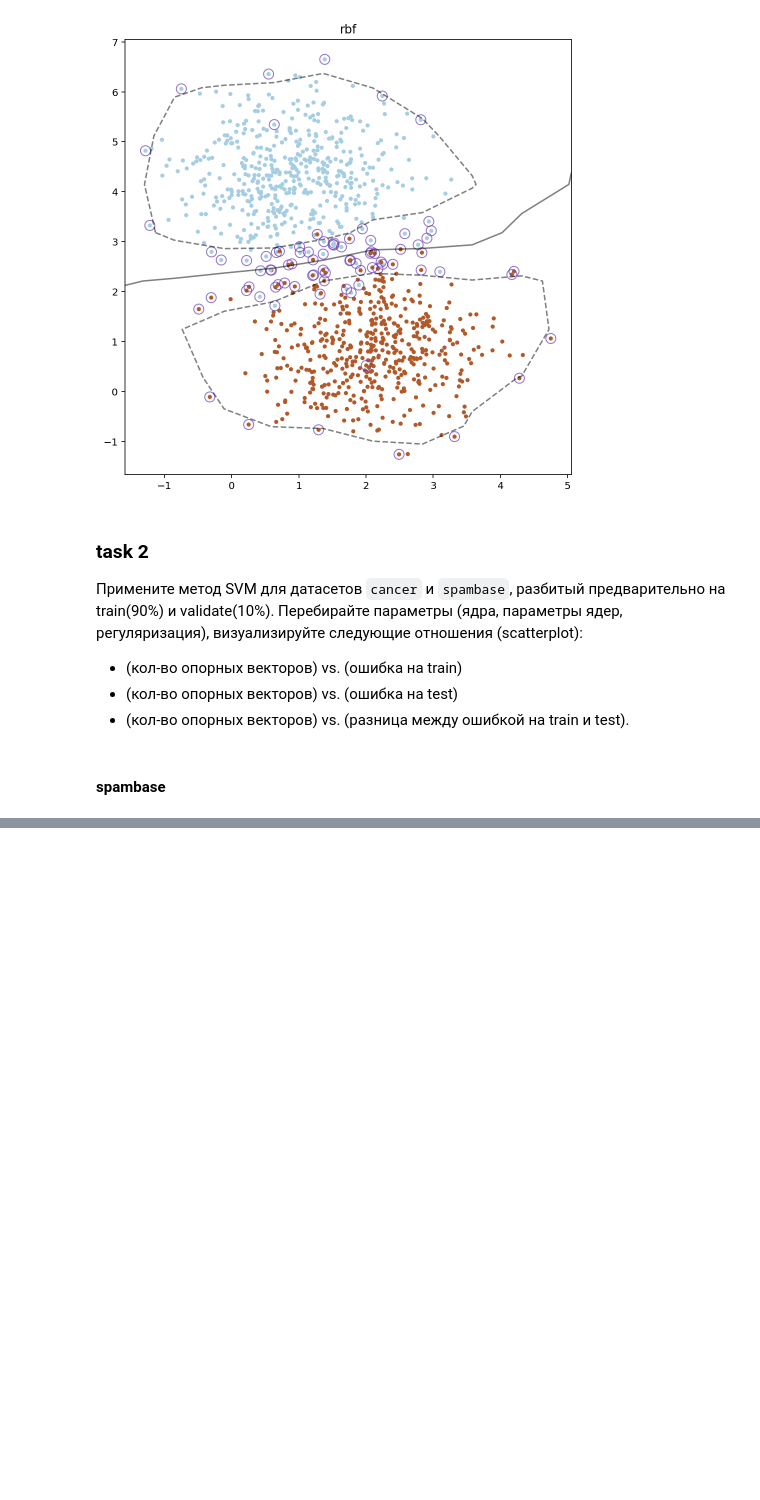
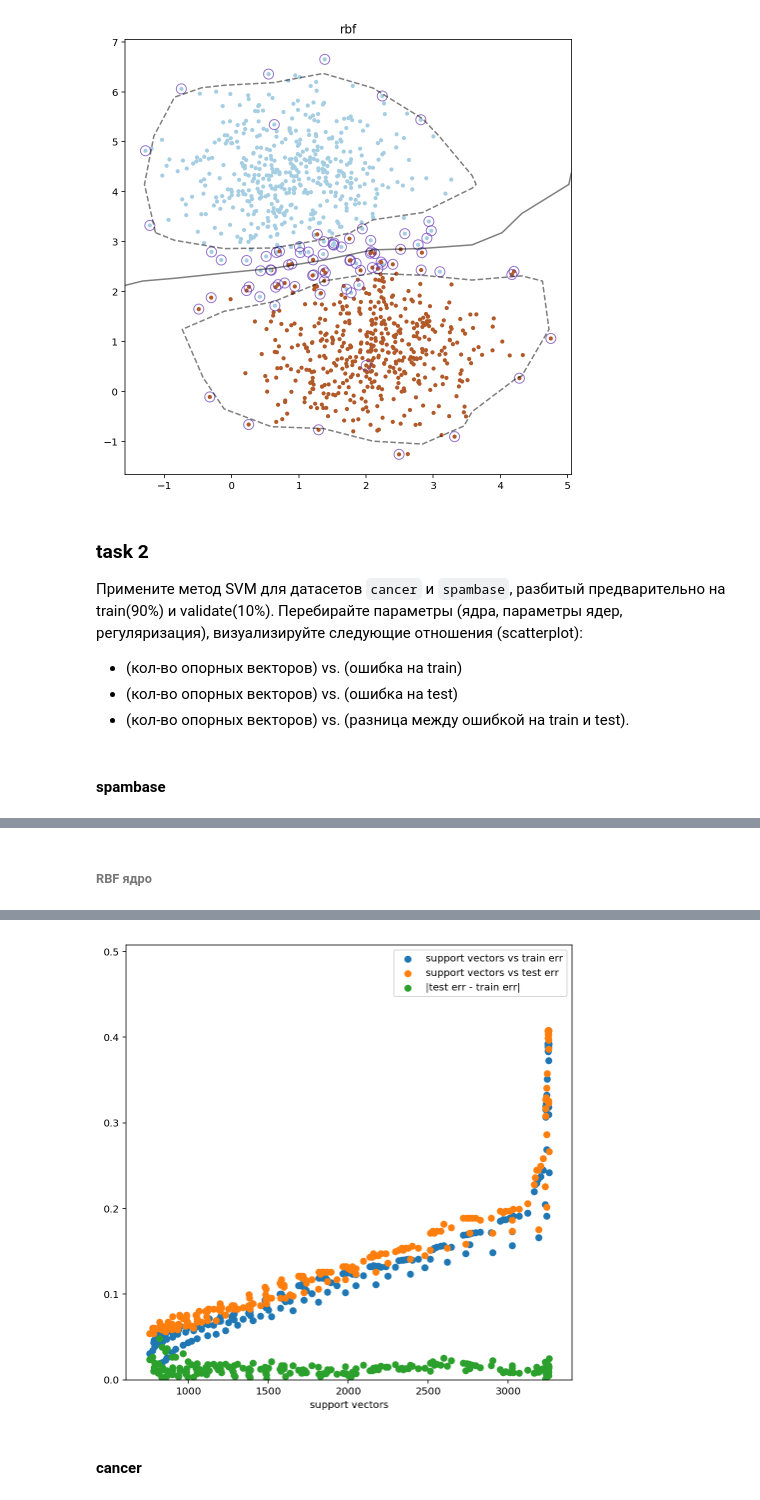
Before and after one commit to xamgore/au-ml, a Jupyter notebook: hw07_svm/solution.ipynb, the cells around one changed output, grey strips where cells are left out. Drawn from its saved outputs; the diff is of its cells as text; code cells hidden in the pictures; blank space fills up the shorter version.

```diff
--- a/hw07_svm/solution.ipynb
+++ b/hw07_svm/solution.ipynb
@@ -83,0 +108,8 @@ run(X, Y, svm(kernel='rbf'), 'rbf')
+# %%
+%%time
+res = []
+for C in np.logspace(-3, 2, num=30):
+    print(f'{C:.3f}', end=' ')
+    cl = svm(C, 'linear', cache_size=4000, degree=2).fit(X, Y)
+    res.append((len(cl.support_), accuracy_score(Y,  cl.predict(X)), accuracy_score(Yv, cl.predict(Xv)),))
+print()
@@ -83,0 +126,9 @@ run(X, Y, svm(kernel='rbf'), 'rbf')
+# %%
+%%time
+res = []
+for C in np.logspace(-3, 2, num=30):
+    print(f'{C:.3f}', end=' ')
+    for g in ['auto', 0.02, 0.013]:
+        cl = svm(C, 'poly', cache_size=4000, degree=2, gamma=g).fit(X, Y)
+        res.append((len(cl.support_), accuracy_score(Y,  cl.predict(X)), accuracy_score(Yv, cl.predict(Xv)),))
+print()
@@ -83,0 +143,13 @@ run(X, Y, svm(kernel='rbf'), 'rbf')
+# %% [markdown]
+###### RBF ядро
+# %%
+%%time
+res = []
+for C in np.logspace(-3, 2, num=30):
+    print(f'{C:.3f}', end=' ')
+    for g in np.logspace(-3, 0, num=10):
+        cl = svm(C, 'rbf', cache_size=4000, degree=2, gamma=g).fit(X, Y)
+        res.append((len(cl.support_), accuracy_score(Y,  cl.predict(X)), accuracy_score(Yv, cl.predict(Xv)),))
+print()
+draw()
+# %% [output]
@@ -84 +159,4 @@ run(X, Y, svm(kernel='rbf'), 'rbf')
+[figure, added]
+# %% [markdown]
+#### cancer
 # %%
```
Also changed, not shown: parts of 16 cells of this notebook.
